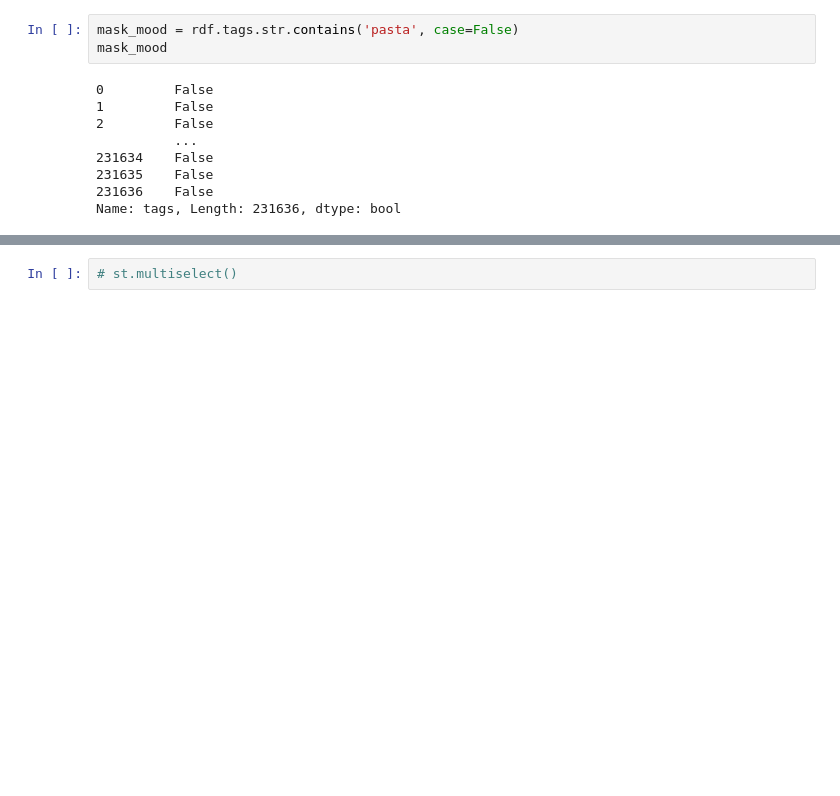
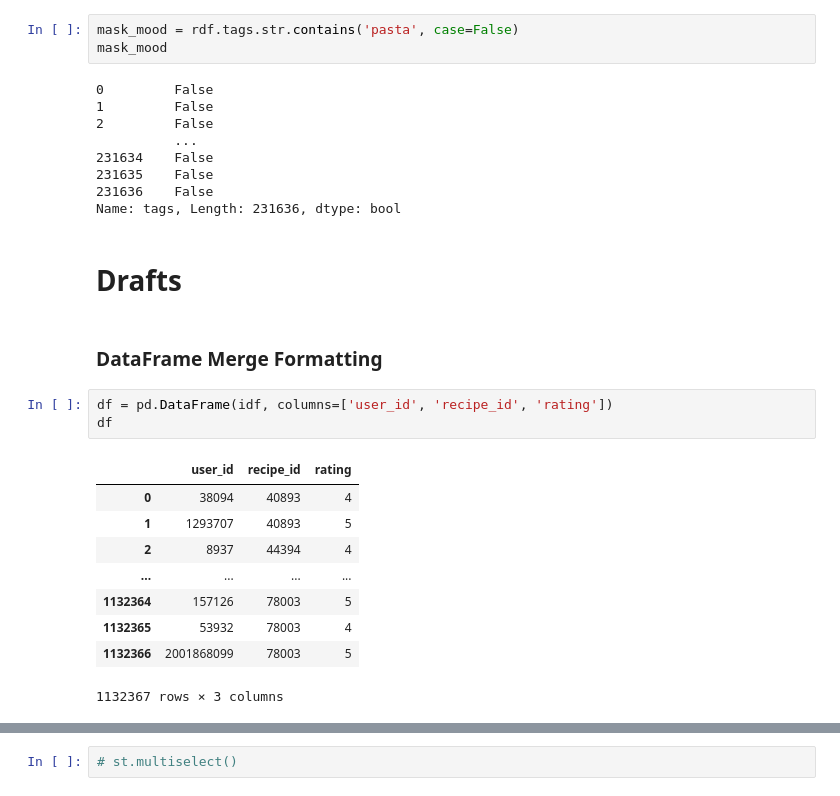
Before and after one commit to mike-flanagan/recipe-book, a Jupyter notebook: FrontEnd_Development_Notebook.ipynb, the cells around one changed output, grey strips where cells are left out. Saved outputs shown, nothing was run; the diff lists cells and outputs as text; blank space fills up the shorter version.

```diff
--- a/FrontEnd_Development_Notebook.ipynb
+++ b/FrontEnd_Development_Notebook.ipynb
@@ -367,3 +367,20 @@ mask_mood
 231635    False
 231636    False
 Name: tags, Length: 231636, dtype: bool
+# %% [markdown]
+# Drafts
+# %% [markdown]
+### DataFrame Merge Formatting
+# %%
+df = pd.DataFrame(idf, columns=['user_id', 'recipe_id', 'rating'])
+df
+# %% [output]
+|  | user_id | recipe_id | rating |
+| 0 | 38094 | 40893 | 4 |
+| 1 | 1293707 | 40893 | 5 |
+| 2 | 8937 | 44394 | 4 |
+| ... | ... | ... | ... |
+| 1132364 | 157126 | 78003 | 5 |
+| 1132365 | 53932 | 78003 | 4 |
+| 1132366 | 2001868099 | 78003 | 5 |
+1132367 rows × 3 columns
```
Also changed, not shown: parts of 32 cells of this notebook, 5 other files.
